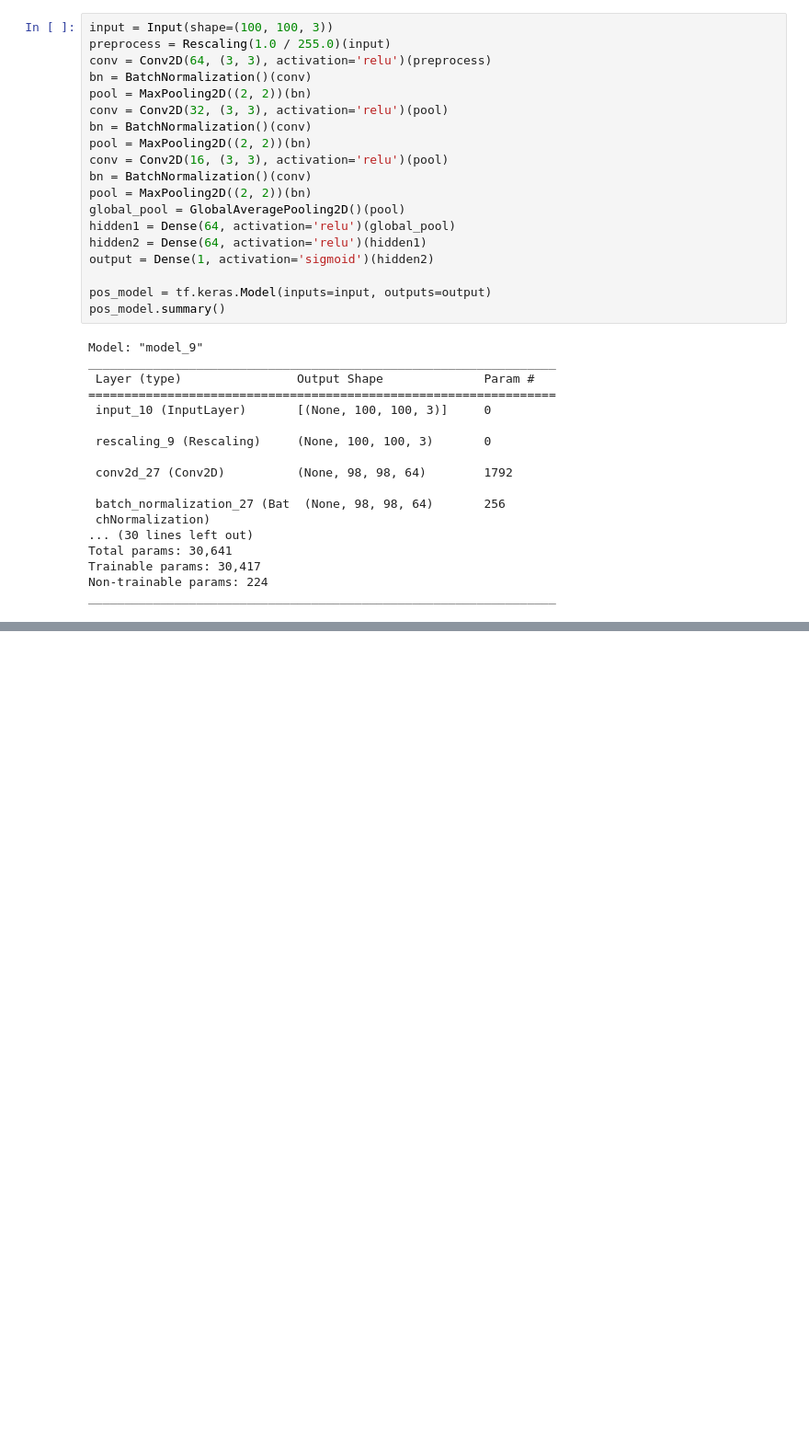
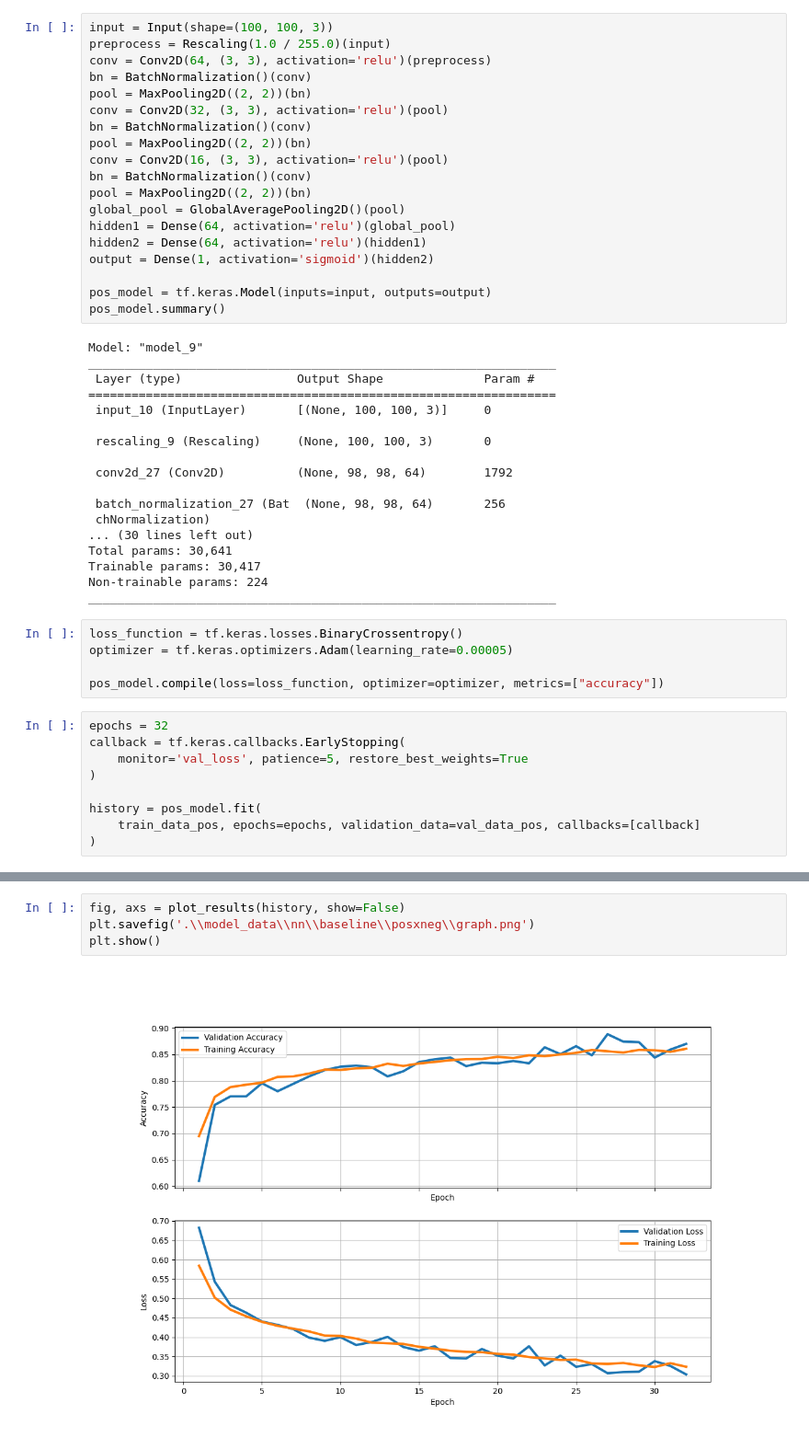
Before and after one commit to HenriqueCastros/pai-flower-nucleus, a Jupyter notebook: trab.ipynb, the cells around one changed output, grey strips where cells are left out. Shown at 92% size. Cells and saved outputs as stored; diff of their text form; blank space fills up the shorter version.

```diff
--- a/trab.ipynb
+++ b/trab.ipynb
@@ -459,3 +484,17 @@ Total params: 30,641
 Trainable params: 30,417
 Non-trainable params: 224
 _________________________________________________________________
+# %%
+loss_function = tf.keras.losses.BinaryCrossentropy()
+optimizer = tf.keras.optimizers.Adam(learning_rate=0.00005)
+
+pos_model.compile(loss=loss_function, optimizer=optimizer, metrics=["accuracy"])
+# %%
+epochs = 32
+callback = tf.keras.callbacks.EarlyStopping(
+    monitor='val_loss', patience=5, restore_best_weights=True
+)
+
+history = pos_model.fit(
+    train_data_pos, epochs=epochs, validation_data=val_data_pos, callbacks=[callback]
+)
@@ -461,0 +519,6 @@ _________________________________________________________________
+# %%
+fig, axs = plot_results(history, show=False)
+plt.savefig('.\\model_data\\nn\\baseline\\posxneg\\graph.png')
+plt.show()
+# %% [output]
+[figure, added]
```
Also changed, not shown: parts of 18 cells of this notebook, 4 other files.
